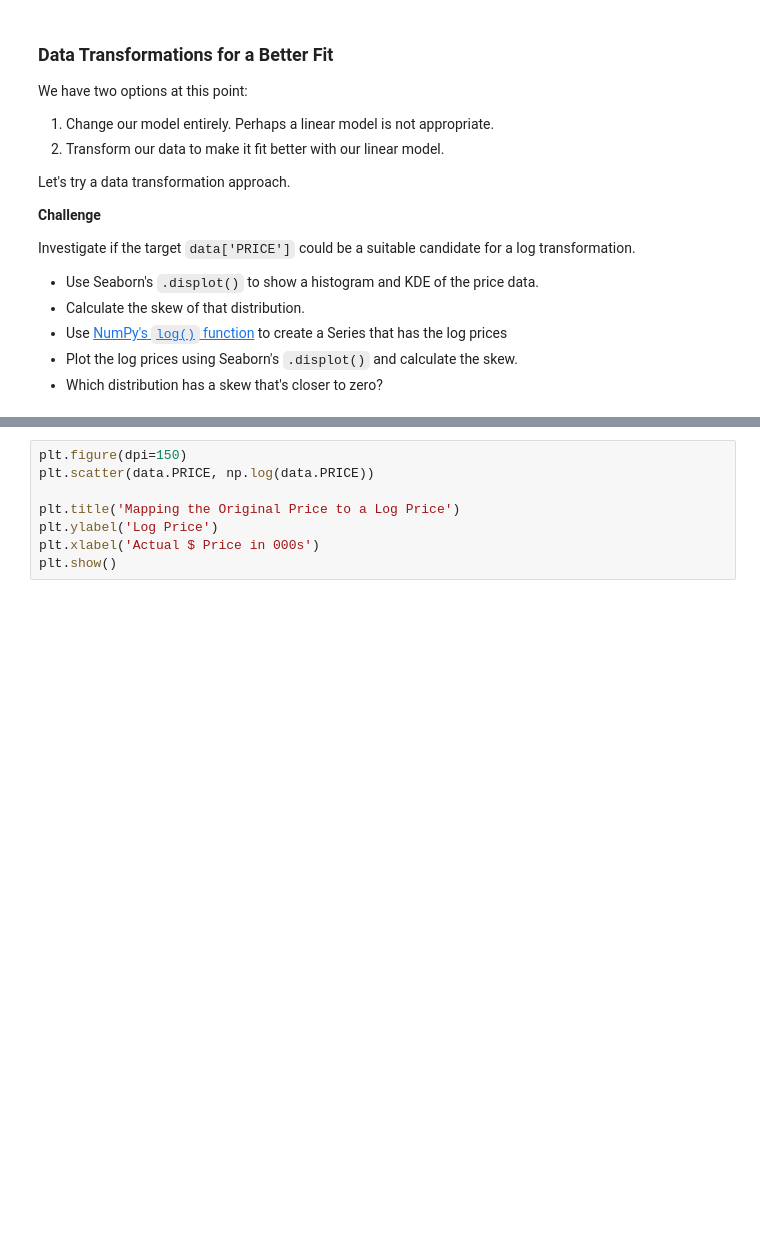
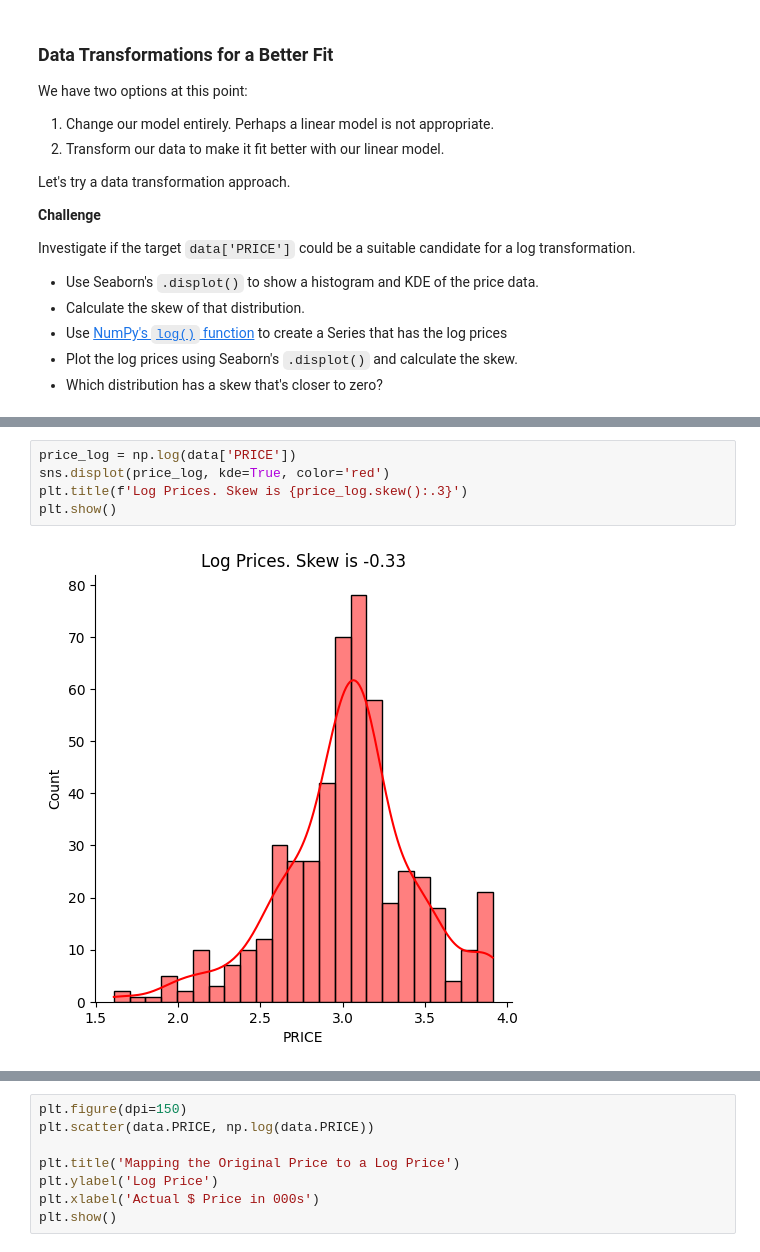
Before and after one commit to Jeff-Nibbs/70s-housing-market, a Jupyter notebook: Multivariable_Regression_and_Valuation_Model_(start).ipynb, the cells around one changed output, grey strips where cells are left out. Drawn from its saved outputs; the diff is of its cells as text; blank space fills up the shorter version.

```diff
--- a/Multivariable_Regression_and_Valuation_Model_(start).ipynb
+++ b/Multivariable_Regression_and_Valuation_Model_(start).ipynb
@@ -514,3 +526,10 @@ Investigate if the target `data['PRICE']` could be a suitable candidate for a lo
+# %%
+price_log = np.log(data['PRICE'])
+sns.displot(price_log, kde=True, color='red')
+plt.title(f'Log Prices. Skew is {price_log.skew():.3}')
+plt.show()
+# %% [output]
+[figure, added]
 # %% [markdown]
 #### How does the log transformation work?
 
```
Also changed, not shown: parts of 9 cells of this notebook.
